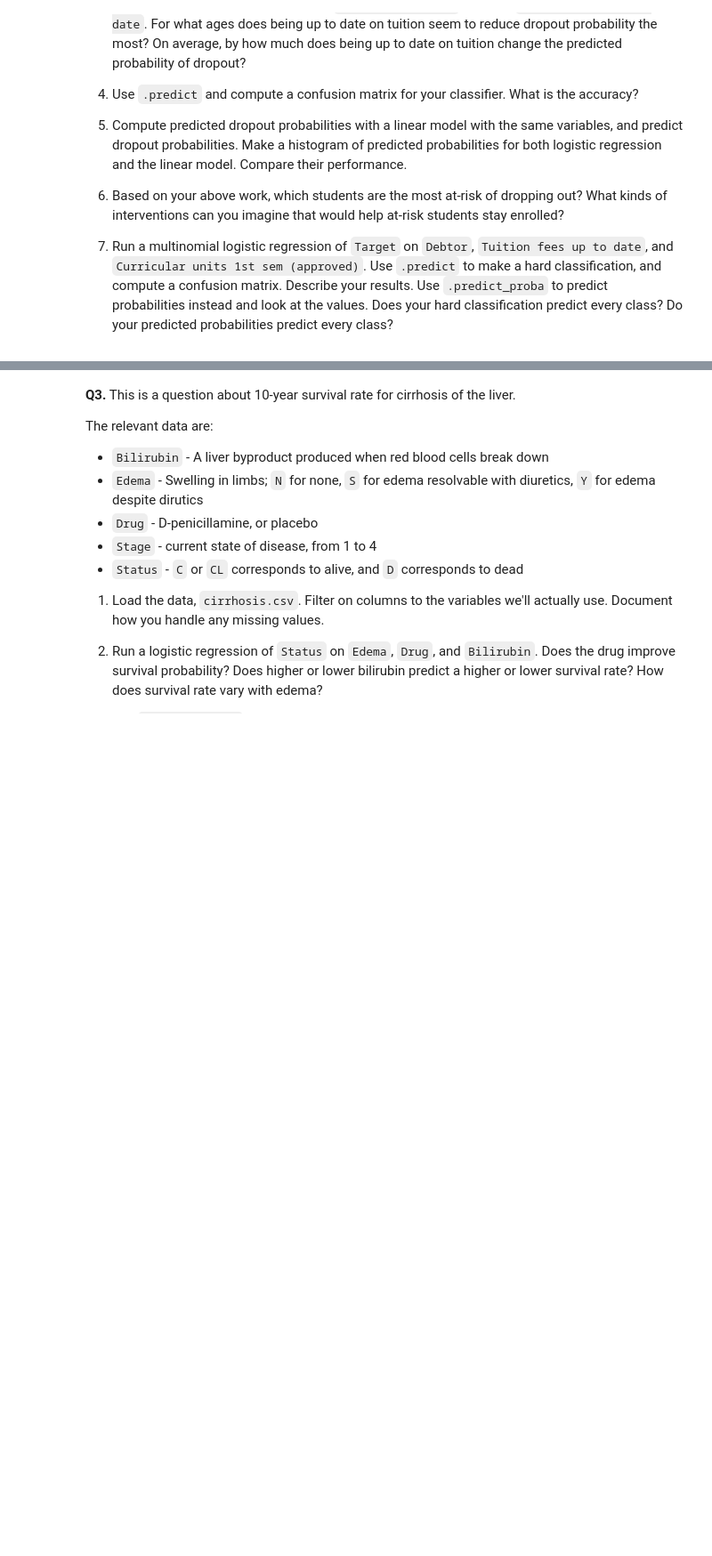
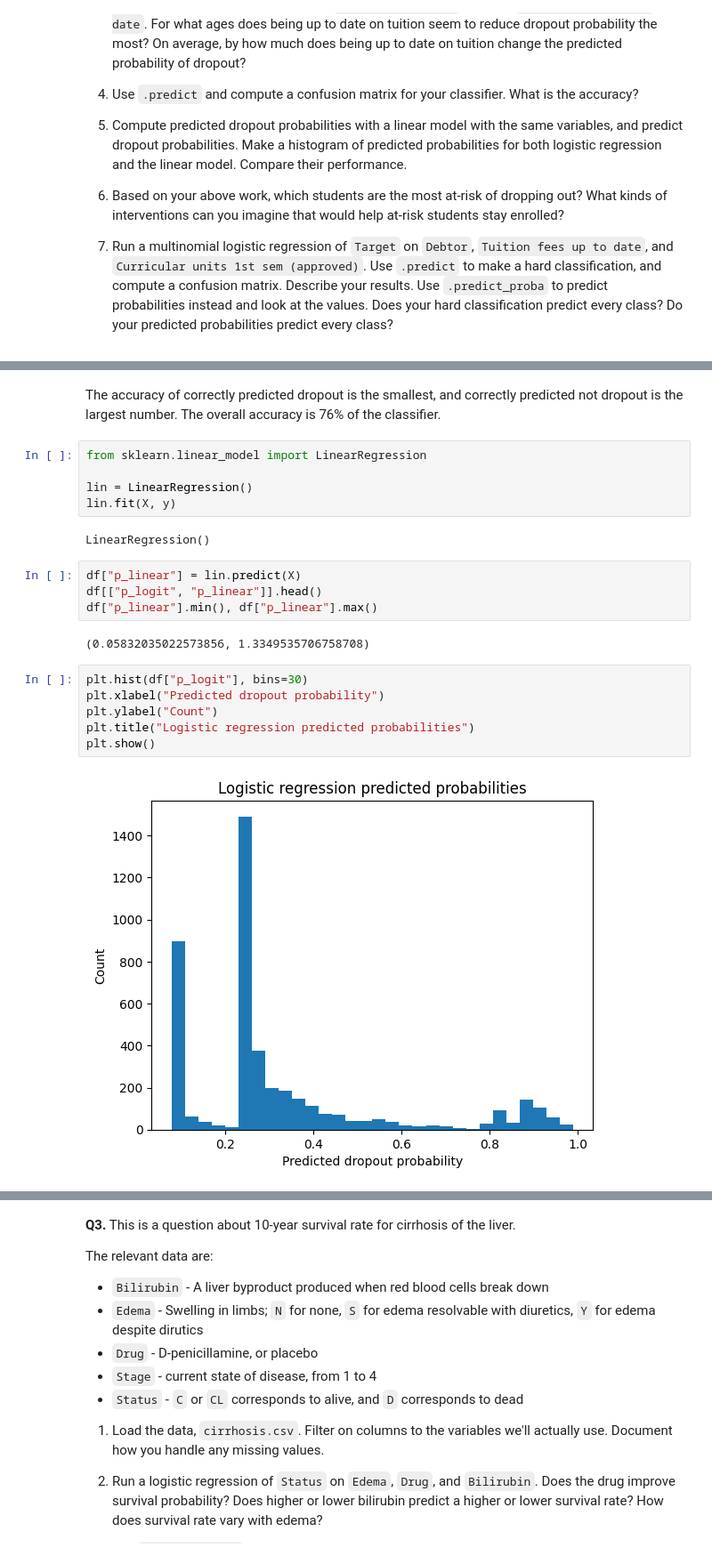
Before and after one commit to msoly25/undergrad_ml_assignments, a Jupyter notebook: 05_assignment_glm.ipynb, the cells around one changed output, grey strips where cells are left out. Shown at 89% size. Saved outputs shown, nothing was run; the diff lists cells and outputs as text; blank space fills up the shorter version.

```diff
--- a/05_assignment_glm.ipynb
+++ b/05_assignment_glm.ipynb
@@ -109,0 +240,23 @@ FileNotFoundError: [Errno 2] No such file or directory: 'data.csv'
+# %% [markdown]
+The accuracy of correctly predicted dropout is the smallest, and correctly predicted not dropout is the largest number. The overall accuracy is 76% of the classifier.
+# %%
+from sklearn.linear_model import LinearRegression
+
+lin = LinearRegression()
+lin.fit(X, y)
+# %% [output]
+LinearRegression()
+# %%
+df["p_linear"] = lin.predict(X)
+df[["p_logit", "p_linear"]].head()
+df["p_linear"].min(), df["p_linear"].max()
+# %% [output]
+(0.05832035022573856, 1.3349535706758708)
+# %%
+plt.hist(df["p_logit"], bins=30)
+plt.xlabel("Predicted dropout probability")
+plt.ylabel("Count")
+plt.title("Logistic regression predicted probabilities")
+plt.show()
+# %% [output]
+[figure, added]
```
Also changed, not shown: parts of 29 cells of this notebook.
